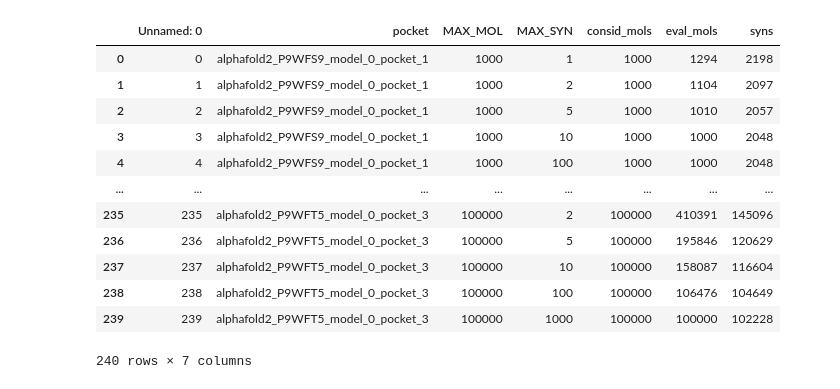
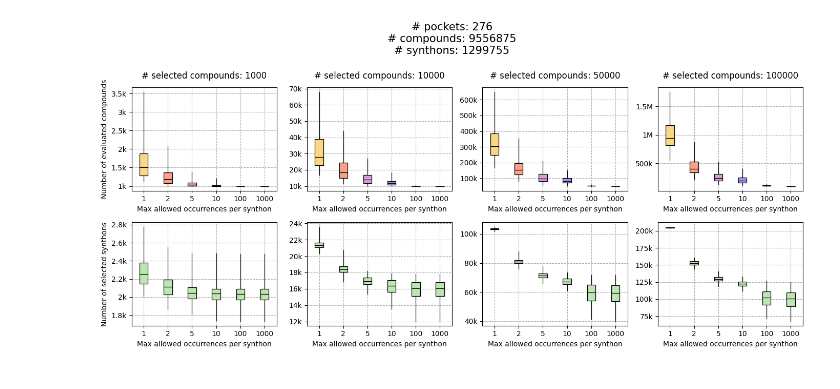
Before and after one commit to ersilia-os/mtb-targeted-protein-degradation, a Jupyter notebook: notebooks/34_plotting_synthon_redundancy.ipynb, the cells around one changed output. Saved outputs shown, nothing was run; the diff lists cells and outputs as text; code cells hidden in the pictures.

```diff
--- a/notebooks/34_plotting_synthon_redundancy.ipynb
+++ b/notebooks/34_plotting_synthon_redundancy.ipynb
@@ -13,20 +16,60 @@ df = pd.read_csv(os.path.join(root, "..", "processed", "enamine_REAL_characteriz
 # Dictionary with counts of each synthon
 syns_counter = dict(Counter([j for i in df['id'].tolist() for j in i.split("____")[1:]]))
 del df
+# %%
+def simple_boxplot(ax, x, y, c, width):
+    ax.boxplot(y, positions=[x], widths=width, patch_artist=True, whis=[1, 99], showfliers=False,
+               boxprops=dict(facecolor=c, color='black', lw=0.9),
+               medianprops=dict(color='black', lw=0.9),
+               whiskerprops=dict(color='black', lw=0.9),
+               capprops=dict(color='none', lw=0.9))
+
+def smart_format(v, pos):
+    if v >= 1_000_000:
+        val = v / 1_000_000
+        return f"{val:.1f}M" if val % 1 != 0 else f"{int(val)}M"
+    elif v >= 1_000:
+        val = v / 1_000
+        return f"{val:.1f}k" if val % 1 != 0 else f"{int(val)}k"
+    else:
+        return str(int(v))
+
+ytick_fmt = FuncFormatter(smart_format)
 # %%
 MAX_MOLS = [1000, 10000, 50000, 100000]
 MAX_SYNS = [1, 2, 5, 10, 100, 1000]
+COLORS = ['#FAD782','#FAA08B','#DC9FDC','#AA96FA','#8DC7FA', '#D2D2D2', '#BEE6B4']
+
+fig, ax = plt.subplots(2, 4, figsize=(3.5 * len(MAX_MOLS), 6.5))
+title = f'# pockets: {len(set(RESULTS["pocket"]))}\n# compounds: {number_compounds}\n# synthons: {len(syns_counter)}'
+plt.suptitle(title, size=15, y=1.0)
+
+# Number of evaluated molecules
+for c1, MAX_MOL in enumerate(MAX_MOLS):
+
+    for c2, MAX_SYN in enumerate(MAX_SYNS):
+        y_top = RESULTS[(RESULTS['MAX_MOL'] == MAX_MOL) & (RESULTS['MAX_SYN'] == MAX_SYN)]['eval_mols'].tolist()
+        y_bottom = RESULTS[(RESULTS['MAX_MOL'] == MAX_MOL) & (RESULTS['MAX_SYN'] == MAX_SYN)]['syns'].tolist()
+        simple_boxplot(ax[0][c1], c2, y_top, COLORS[c2], 0.35)
+        simple_boxplot(ax[1][c1], c2, y_bottom, COLORS[-1], 0.35)
+
+    ax[0][c1].set_title(f"# selected compounds: {MAX_MOL}", pad=12)
+    ax[0][c1].set_xlabel("Max allowed occurrences per synthon")
+    ax[0][c1].set_xticks([i for i in range(len(MAX_SYNS))], MAX_SYNS)
+    ax[0][c1].grid(linestyle='--', zorder=-2)
+    ax[0][c1].yaxis.set_major_formatter(ytick_fmt)
+
+    # ax[1][c1].set_title(f"# selected compounds: {MAX_MOL}", pad=12)
+    ax[1][c1].set_xlabel("Max allowed occurrences per synthon")
+    ax[1][c1].set_xticks([i for i in range(len(MAX_SYNS))], MAX_SYNS)
+    ax[1][c1].grid(linestyle='--', zorder=-2)
+    ax[1][c1].yaxis.set_major_formatter(ytick_fmt)
+
+
+# Number of captured synthons
+ax[0][0].set_ylabel("Number of evaluated compounds")
+ax[1][0].set_ylabel("Number of selected synthons")
+plt.tight_layout()
+plt.show()
 # %% [output]
-|  | Unnamed: 0 | pocket | MAX_MOL | MAX_SYN | consid_mols | eval_mols | syns |
-| 0 | 0 | alphafold2_P9WFS9_model_0_pocket_1 | 1000 | 1 | 1000 | 1294 | 2198 |
-| 1 | 1 | alphafold2_P9WFS9_model_0_pocket_1 | 1000 | 2 | 1000 | 1104 | 2097 |
-| 2 | 2 | alphafold2_P9WFS9_model_0_pocket_1 | 1000 | 5 | 1000 | 1010 | 2057 |
-| 3 | 3 | alphafold2_P9WFS9_model_0_pocket_1 | 1000 | 10 | 1000 | 1000 | 2048 |
-| 4 | 4 | alphafold2_P9WFS9_model_0_pocket_1 | 1000 | 100 | 1000 | 1000 | 2048 |
-| ... | ... | ... | ... | ... | ... | ... | ... |
-| 235 | 235 | alphafold2_P9WFT5_model_0_pocket_3 | 100000 | 2 | 100000 | 410391 | 145096 |
-| 236 | 236 | alphafold2_P9WFT5_model_0_pocket_3 | 100000 | 5 | 100000 | 195846 | 120629 |
-| 237 | 237 | alphafold2_P9WFT5_model_0_pocket_3 | 100000 | 10 | 100000 | 158087 | 116604 |
-| 238 | 238 | alphafold2_P9WFT5_model_0_pocket_3 | 100000 | 100 | 100000 | 106476 | 104649 |
-| 239 | 239 | alphafold2_P9WFT5_model_0_pocket_3 | 100000 | 1000 | 100000 | 100000 | 102228 |
-240 rows × 7 columns
+[figure, added]
```
Also changed, not shown: parts of 2 cells of this notebook, 4 other files.
